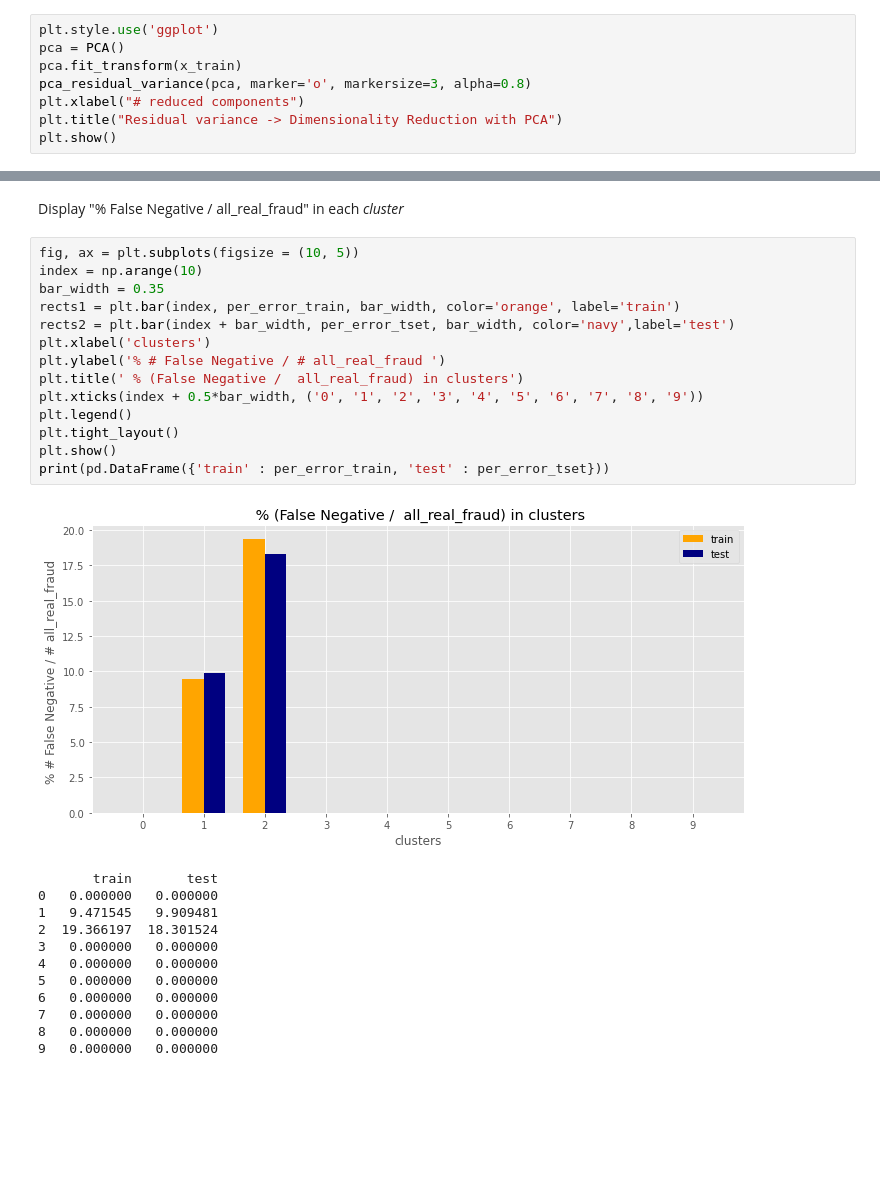
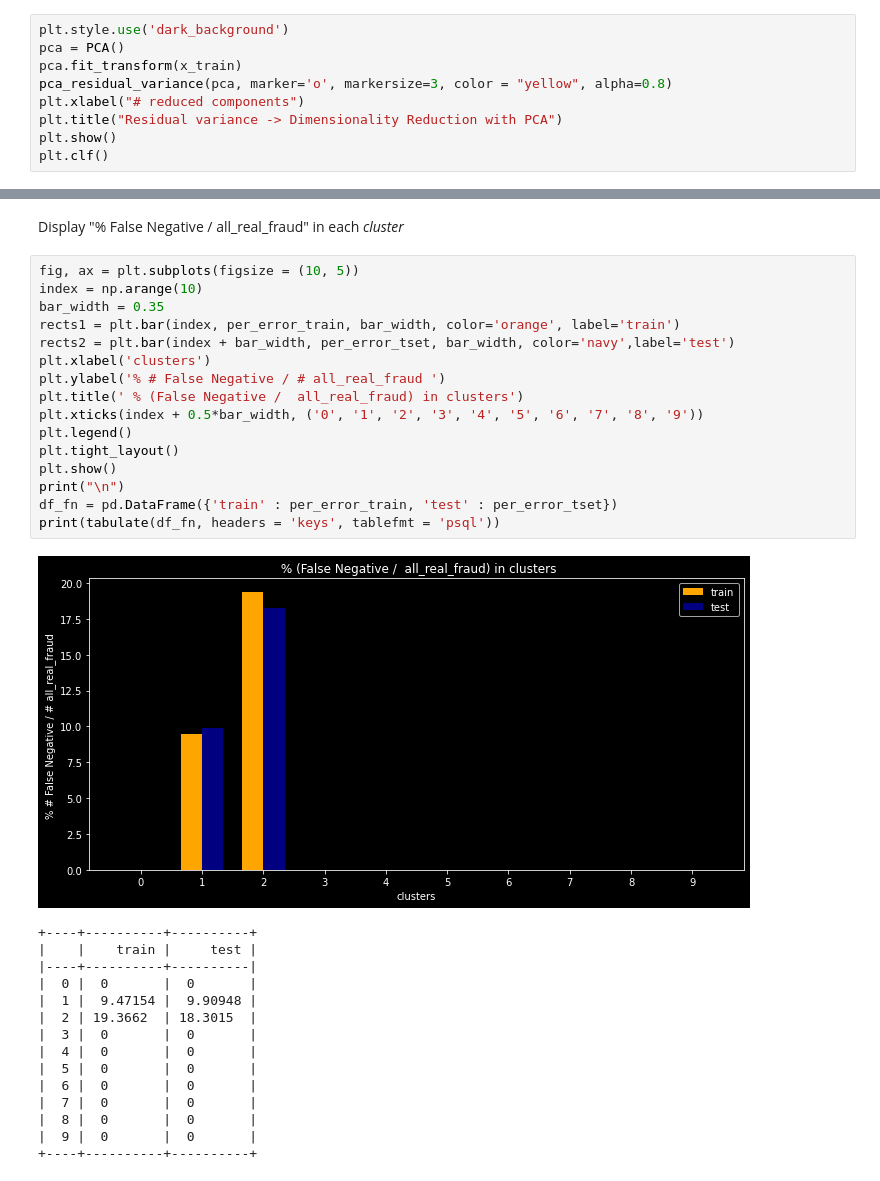
Before and after one commit to navid-finra/finra2, a Jupyter notebook: imp/finra.ipynb, the cells around one changed output, grey strips where cells are left out. Saved outputs shown, nothing was run; the diff lists cells and outputs as text; blank space fills up the shorter version.

```diff
--- a/imp/finra.ipynb
+++ b/imp/finra.ipynb
@@ -67,11 +79,12 @@ test_df = pd.concat([x_test, y_test], axis=1).reset_index(drop = True)
 # %% [markdown]
 ## Residual variance -> Dimensionality Reduction with Principal Component Analysis
 # %%
-plt.style.use('ggplot')
+plt.style.use('dark_background')
 pca = PCA()
 pca.fit_transform(x_train)
-pca_residual_variance(pca, marker='o', markersize=3, alpha=0.8)
+pca_residual_variance(pca, marker='o', markersize=3, color = "yellow", alpha=0.8)
 plt.xlabel("# reduced components")
 plt.title("Residual variance -> Dimensionality Reduction with PCA")
 plt.show()
+plt.clf()
 # %% [output]
@@ -251,27 +424,32 @@ Display "% False Negative /  all_real_fraud" in each *cluster*
 # %%
 fig, ax = plt.subplots(figsize = (10, 5))
 index = np.arange(10)
 bar_width = 0.35
 rects1 = plt.bar(index, per_error_train, bar_width, color='orange', label='train')
 rects2 = plt.bar(index + bar_width, per_error_tset, bar_width, color='navy',label='test')
 plt.xlabel('clusters')
 plt.ylabel('% # False Negative / # all_real_fraud ')
 plt.title(' % (False Negative /  all_real_fraud) in clusters')
 plt.xticks(index + 0.5*bar_width, ('0', '1', '2', '3', '4', '5', '6', '7', '8', '9'))
 plt.legend()
 plt.tight_layout()
 plt.show()
-print(pd.DataFrame({'train' : per_error_train, 'test' : per_error_tset}))
+print("\n")
+df_fn = pd.DataFrame({'train' : per_error_train, 'test' : per_error_tset})
+print(tabulate(df_fn, headers = 'keys', tablefmt = 'psql'))
 # %% [output]
-[figure, old version]
+[figure, new version]
-       train       test
-0   0.000000   0.000000
-1   9.471545   9.909481
-2  19.366197  18.301524
-3   0.000000   0.000000
-4   0.000000   0.000000
-5   0.000000   0.000000
-6   0.000000   0.000000
-7   0.000000   0.000000
-8   0.000000   0.000000
-9   0.000000   0.000000
++----+----------+----------+
+|    |    train |     test |
+|----+----------+----------|
+|  0 |  0       |  0       |
+|  1 |  9.47154 |  9.90948 |
+|  2 | 19.3662  | 18.3015  |
+|  3 |  0       |  0       |
+|  4 |  0       |  0       |
+|  5 |  0       |  0       |
+|  6 |  0       |  0       |
+|  7 |  0       |  0       |
+|  8 |  0       |  0       |
+|  9 |  0       |  0       |
++----+----------+----------+
```
Also changed, not shown: parts of 14 cells of this notebook.
